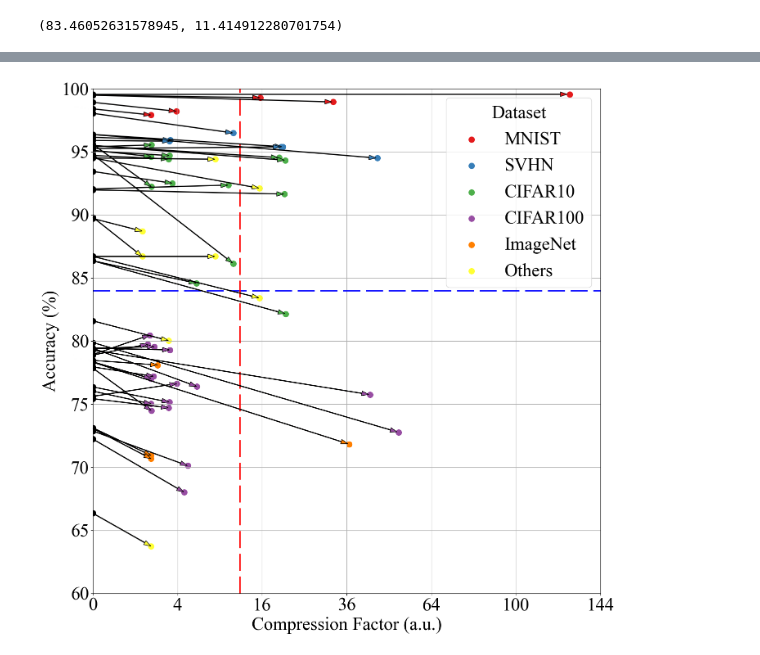
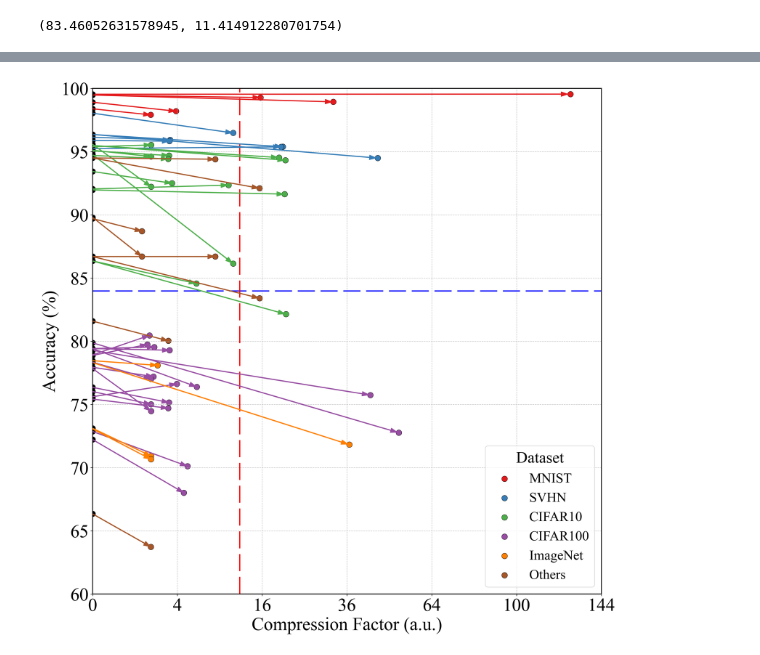
Before and after one commit to nordlinglab/ModelCompression-IntegratedGradients, a Jupyter notebook: Jupyter_notebooks/lit_review_plot.ipynb, the cells around one changed output, grey strips where cells are left out. Cells and saved outputs as stored; diff of their text form; code cells hidden in the pictures.

Commit message:
adding the code for analysis and plots

```diff
--- a/Jupyter_notebooks/lit_review_plot.ipynb
+++ b/Jupyter_notebooks/lit_review_plot.ipynb
@@ -6,6 +6,6 @@ import seaborn as sns
 from adjustText import adjust_text
 import matplotlib.patches as mpatches
 # %%
-data = pd.read_csv("/Users/davidhernandez/Documents/Arc/Model_Accuracies_Part1.csv")
+data = pd.read_csv("/Users/davidhernandez/Documents/paper_figs/lit_review.csv")
 data.describe()
 # %% [output]
@@ -74,52 +74,85 @@ data.describe()
 # %%
+import matplotlib.pyplot as plt
+import seaborn as sns
+import numpy as np
+
+# Set custom colors for all datasets
 colors = sns.color_palette("Set1", n_colors=len(data['Dataset'].unique()))
 
-dataset_handles = []
-texts = []
-accs = []
-cfs = []
-dash = (15,5)
-data_group_id = 0
+# Define grouped datasets
 grouped_datasets = ['DukeMTMCreID', 'Caltech256', 'Market1501', 'CelebA', 'CUHK03', 'Tiny-ImageNet']
 data['Dataset Grouped'] = data['Dataset'].apply(lambda x: 'Others' if x in grouped_datasets else x)
 
-# Recalculate unique datasets for updated coloring
+# Get unique grouped datasets for plotting
 unique_datasets = data['Dataset Grouped'].unique()
 
+# Create a custom color dictionary
+color_dict = {}
+for i, dataset in enumerate(unique_datasets):
+    if dataset == 'Others':
+        color_dict[dataset] = '#a65628'  # Custom brown color for "Others"
+    else:
+        color_dict[dataset] = colors[i]
+
+# Configure plot settings for EPS compatibility
 plt.rcParams['font.family'] = 'Times New Roman'
 plt.rcParams['font.size'] = 32
+# plt.rcParams['ps.useafm'] = True
+# plt.rcParams['pdf.use14corefonts'] = True
+# plt.rcParams['text.usetex'] = False  # Set to True only if you have LaTeX installed
 
-# Create figure and axes
-plt.figure(figsize=(16, 16))
+# Create figure and axes with higher DPI for better quality
+plt.figure(figsize=(16, 16), dpi=300)
 ax = plt.gca()
 
 # Plot dashed lines
 dash = (15, 5)
-mean_acc = data['Student Distilled Acc. (%)'].mean()
+mean_acc = data['Student Acc. (\\%) Distilled'].mean()
 mean_cf = data['CF'].mean()
 ax.axhline(y=0, color='black', linestyle='--', linewidth=2.0, dashes=dash)
-ax.axhline(y=mean_acc, color="blue", linestyle="--", linewidth=2.0, dashes=dash)
-ax.axvline(x=mean_cf**.5, color="red", linestyle="--", linewidth=2.0, dashes=dash)
+ax.axhline(y=mean_acc, color="blue", linestyle='--', linewidth=2.0, dashes=dash)
+ax.axvline(x=mean_cf**.5, color="red", linestyle='--', linewidth=2.0, dashes=dash)
 
-# Scatter plot and arrows for each dataset group with specified colors
-for i, dataset in enumerate(unique_datasets):
+# Scatter plot and arrows for each dataset group with custom colors
+for dataset in unique_datasets:
     subset = data[data['Dataset Grouped'] == dataset]
-    ax.scatter(subset['CF'] ** .5, subset['Student Distilled Acc. (%)'], color=colors[i], label=dataset, s=100)
-    ax.scatter(subset['CF']* 0, subset['Teacher Acc. (%)'], color='black', s=100)
+    ax.scatter(subset['CF'] ** .5, subset['Student Acc. (\\%) Distilled'],
+               color=color_dict[dataset], label=dataset, s=100, edgecolors='black', linewidths=0.5)
+    ax.scatter(subset['CF'] * 0, subset['Teacher Acc. (\\%)'],
+               color="black", s=100, edgecolors='black', linewidths=0.5)
+
     # Draw arrows from teacher's accuracy at CF=0 to each student's accuracy at their CF
     for _, row in subset.iterrows():
-        ax.annotate('', xy=(row['CF']** 0.5, row['Student Distilled Acc. (%)']), xytext=(0, row['Teacher Acc. (%)']),
-                    arrowprops=dict(facecolor=colors[i], shrink=0.005, width=1, headwidth=8))
+        ax.annotate('',
+                   xy=(row['CF'] ** 0.5, row['Student Acc. (\\%) Distilled']),
+                   xytext=(0, row['Teacher Acc. (\\%)']),
+                   arrowprops=dict(color=color_dict[dataset],
+                                  shrink=0.005,
+                                  width=1,
+                                  headwidth=8))
 
-# Label and title configuration
-plt.xlabel("Compression Factor (a.u.)")
-plt.ylabel("Accuracy (%)")
-plt.legend(title="Dataset")
-plt.grid(True)
+# Label and title configuration with proper LaTeX escaping
+plt.xlabel("Compression Factor (a.u.)", fontsize=32)
+plt.ylabel("Accuracy (%)", fontsize=32)
+
+# Create legend with larger font size and better spacing
+plt.legend(title="Dataset", title_fontsize=28, fontsize=24,
+           loc='best')
+
+# Configure grid and axes limits
+plt.grid(True, linestyle='--', alpha=0.7)
 plt.ylim(60, 100)
-plt.xlim(0,12)
+plt.xlim(0, 12)
 plt.xticks([0, 2, 4, 6, 8, 10, 12], [0, 4, 16, 36, 64, 100, 144])
-plt.savefig("Hernandez2024_lit_review_plot.pdf")
+
+# Thicker axes lines
+for spine in ax.spines.values():
+    spine.set_linewidth(1.5)
+
+# Save with EPS-specific settings
+plt.savefig("Hernandez2024_lit_review_plot.pdf",
+            bbox_inches='tight')
+
 plt.show()
 # %% [output]
-[figure, old version]
+[figure, new version]
```
Also changed, not shown: parts of 10 cells of this notebook, 7 other files.
